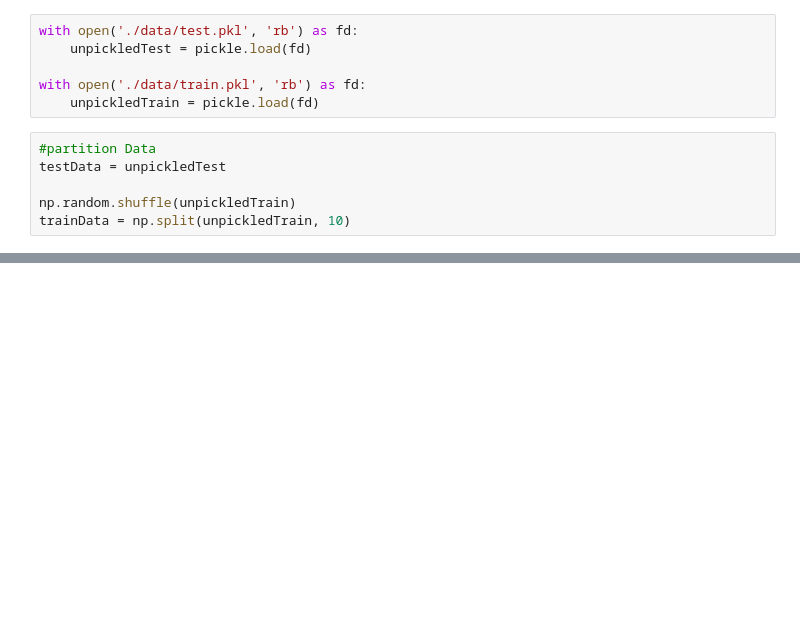
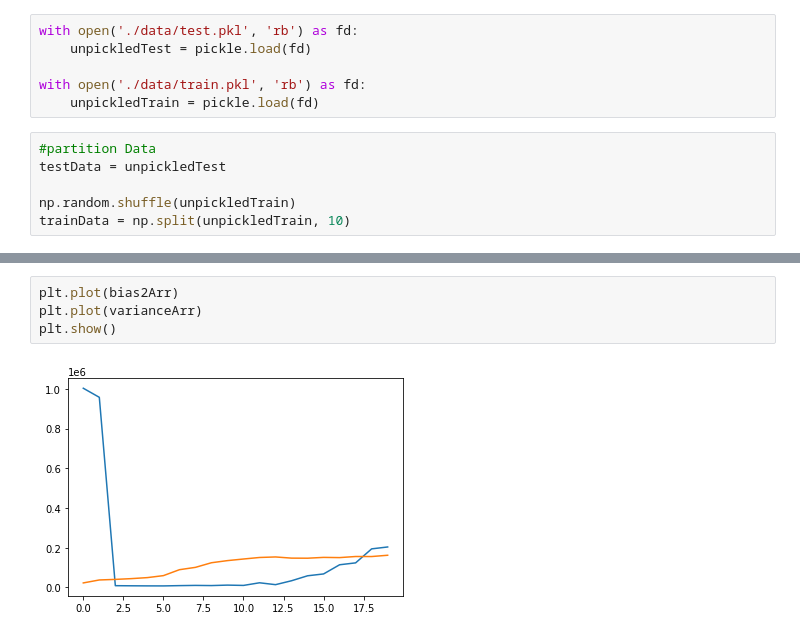
Before and after one commit to saru-d2/Assignment1, a Jupyter notebook: code.ipynb, the cells around one changed output, grey strips where cells are left out. Saved outputs shown, nothing was run; the diff lists cells and outputs as text; blank space fills up the shorter version.

```diff
--- a/code.ipynb
+++ b/code.ipynb
@@ -91,3 +61,9 @@ plt.show()
+# %%
+plt.plot(bias2Arr)
+plt.plot(varianceArr)
+plt.show()
+# %% [output]
+[figure, added]
 # %%
 plt.plot(varianceArr)
 plt.show()
```
Also changed, not shown: parts of 9 cells of this notebook, 6 other files.
